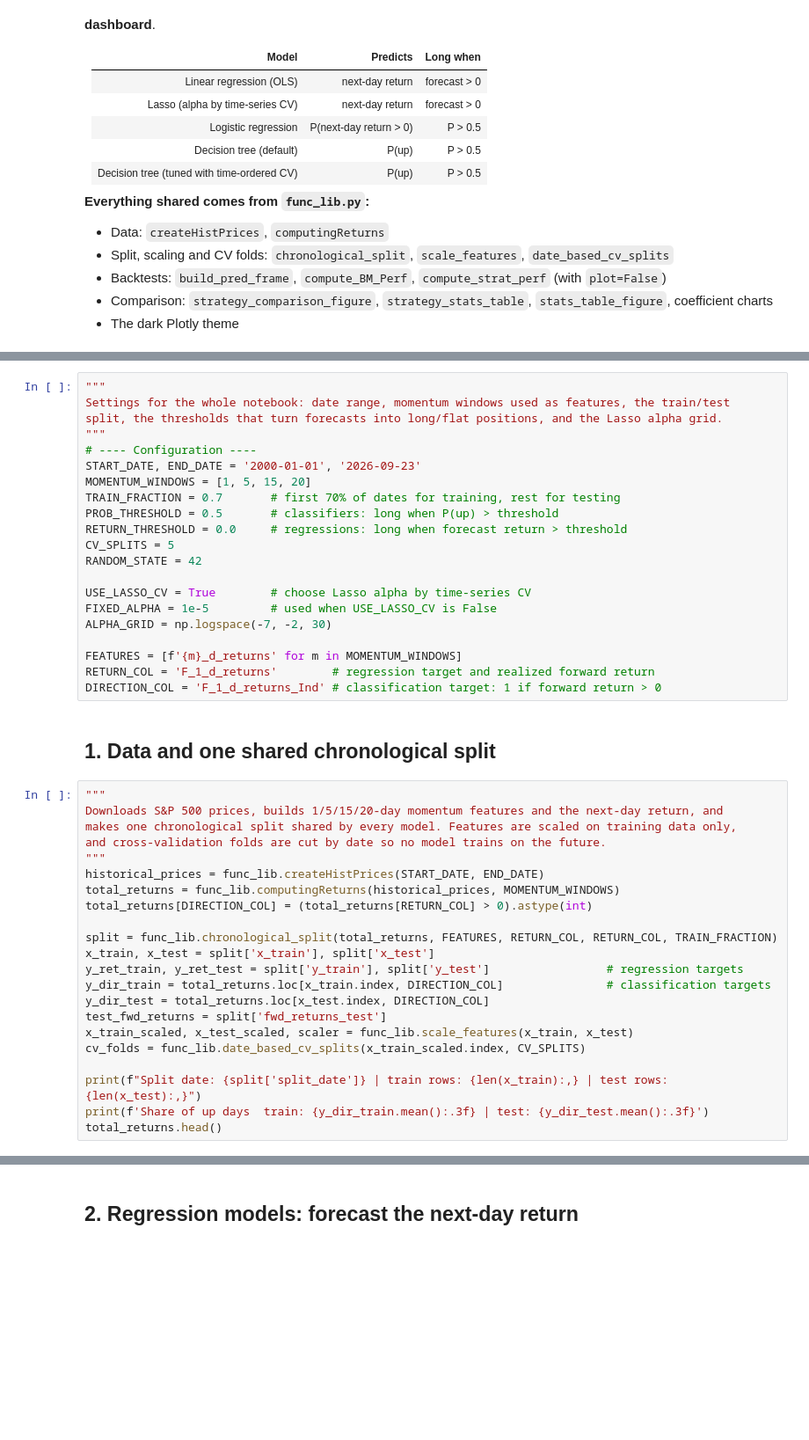
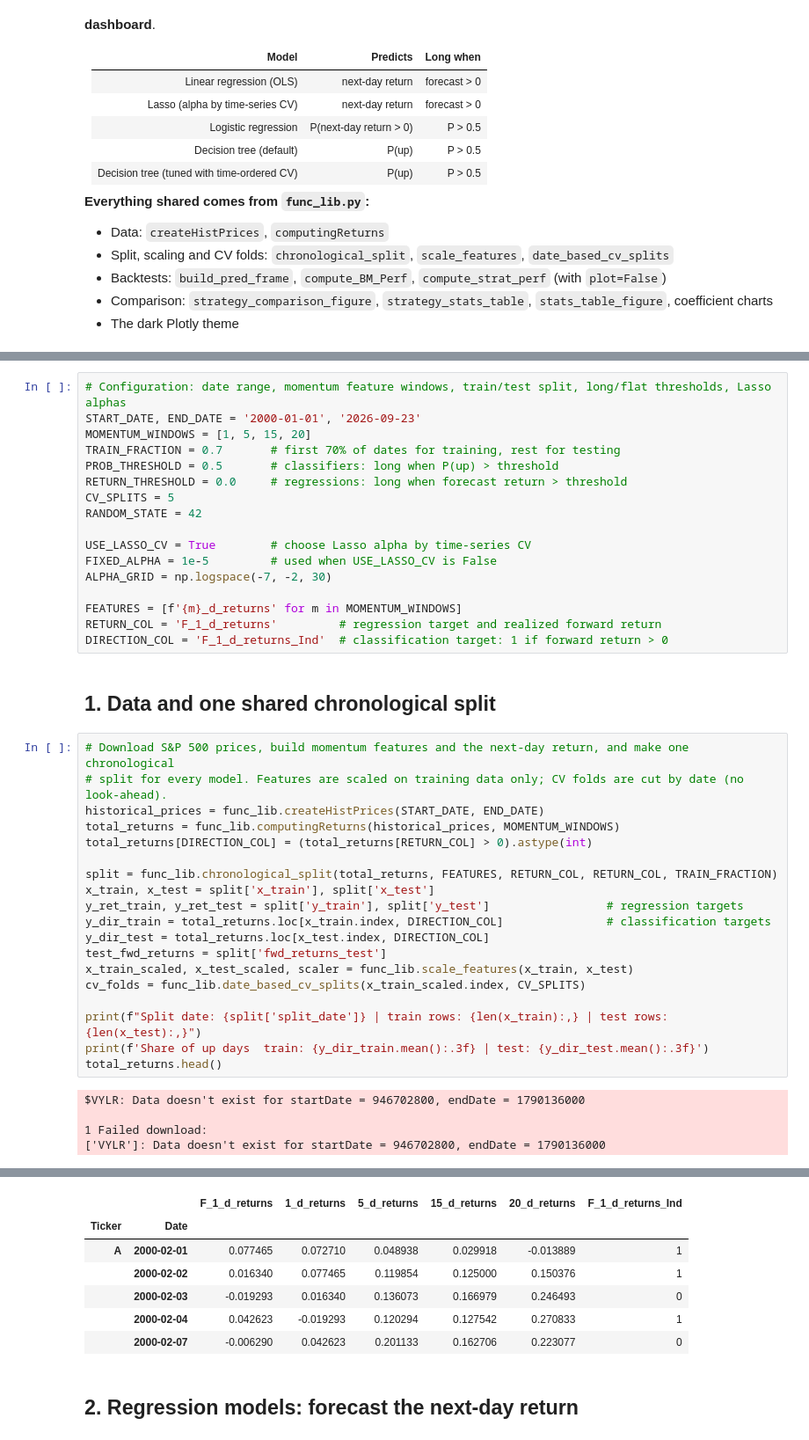
Before and after one commit to damion-m/Quantitative-Strategies, a Jupyter notebook: regression_models_comparison.ipynb, the cells around one changed output, grey strips where cells are left out. Shown at 88% size. Saved outputs shown, nothing was run; the diff lists cells and outputs as text; blank space fills up the shorter version.

```diff
--- a/regression_models_comparison.ipynb
+++ b/regression_models_comparison.ipynb
@@ -43,9 +40,5 @@ from func_lib import build_pred_frame
 # %%
-"""
-Settings for the whole notebook: date range, momentum windows used as features, the train/test
-split, the thresholds that turn forecasts into long/flat positions, and the Lasso alpha grid.
-"""
-# ---- Configuration ----
+# Configuration: date range, momentum feature windows, train/test split, long/flat thresholds, Lasso alphas
 START_DATE, END_DATE = '2000-01-01', '2026-09-23'
 MOMENTUM_WINDOWS = [1, 5, 15, 20]
 TRAIN_FRACTION = 0.7       # first 70% of dates for training, rest for testing
@@ -59,16 +52,13 @@ FIXED_ALPHA = 1e-5         # used when USE_LASSO_CV is False
 ALPHA_GRID = np.logspace(-7, -2, 30)
 
 FEATURES = [f'{m}_d_returns' for m in MOMENTUM_WINDOWS]
-RETURN_COL = 'F_1_d_returns'        # regression target and realized forward return
-DIRECTION_COL = 'F_1_d_returns_Ind' # classification target: 1 if forward return > 0
+RETURN_COL = 'F_1_d_returns'         # regression target and realized forward return
+DIRECTION_COL = 'F_1_d_returns_Ind'  # classification target: 1 if forward return > 0
 # %% [markdown]
 ## 1. Data and one shared chronological split
 # %%
-"""
-Downloads S&P 500 prices, builds 1/5/15/20-day momentum features and the next-day return, and
-makes one chronological split shared by every model. Features are scaled on training data only,
-and cross-validation folds are cut by date so no model trains on the future.
-"""
+# Download S&P 500 prices, build momentum features and the next-day return, and make one chronological
+# split for every model. Features are scaled on training data only; CV folds are cut by date (no look-ahead).
 historical_prices = func_lib.createHistPrices(START_DATE, END_DATE)
 total_returns = func_lib.computingReturns(historical_prices, MOMENTUM_WINDOWS)
 total_returns[DIRECTION_COL] = (total_returns[RETURN_COL] > 0).astype(int)
@@ -85,3 +75,8 @@ cv_folds = func_lib.date_based_cv_splits(x_train_scaled.index, CV_SPLITS)
 print(f"Split date: {split['split_date']} | train rows: {len(x_train):,} | test rows: {len(x_test):,}")
 print(f'Share of up days  train: {y_dir_train.mean():.3f} | test: {y_dir_test.mean():.3f}')
 total_returns.head()
+# %% [output]
+$VYLR: Data doesn't exist for startDate = 946702800, endDate = 1790136000
+
+1 Failed download:
+['VYLR']: Data doesn't exist for startDate = 946702800, endDate = 1790136000
@@ -88,3 +85,10 @@ total_returns.head()
+|  |  | F_1_d_returns | 1_d_returns | 5_d_returns | 15_d_returns | 20_d_returns | F_1_d_returns_Ind |
+| Ticker | Date |  |  |  |  |  |  |
+| A | 2000-02-01 | 0.077465 | 0.072710 | 0.048938 | 0.029918 | -0.013889 | 1 |
+|  | 2000-02-02 | 0.016340 | 0.077465 | 0.119854 | 0.125000 | 0.150376 | 1 |
+|  | 2000-02-03 | -0.019293 | 0.016340 | 0.136073 | 0.166979 | 0.246493 | 0 |
+|  | 2000-02-04 | 0.042623 | -0.019293 | 0.120294 | 0.127542 | 0.270833 | 1 |
+|  | 2000-02-07 | -0.006290 | 0.042623 | 0.201133 | 0.162706 | 0.223077 | 0 |
 # %% [markdown]
 ## 2. Regression models: forecast the next-day return
 # %%
```
Also changed, not shown: parts of 10 cells of this notebook, 6 other files.
